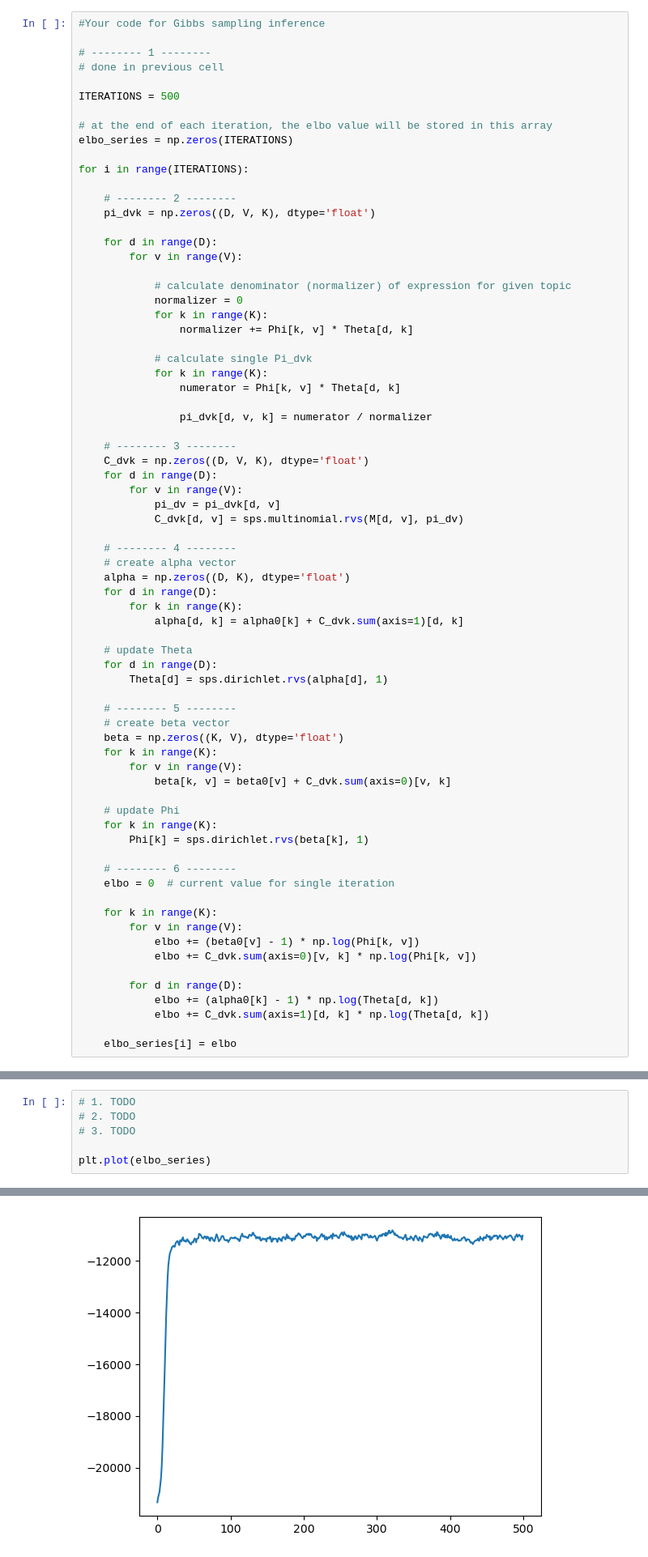
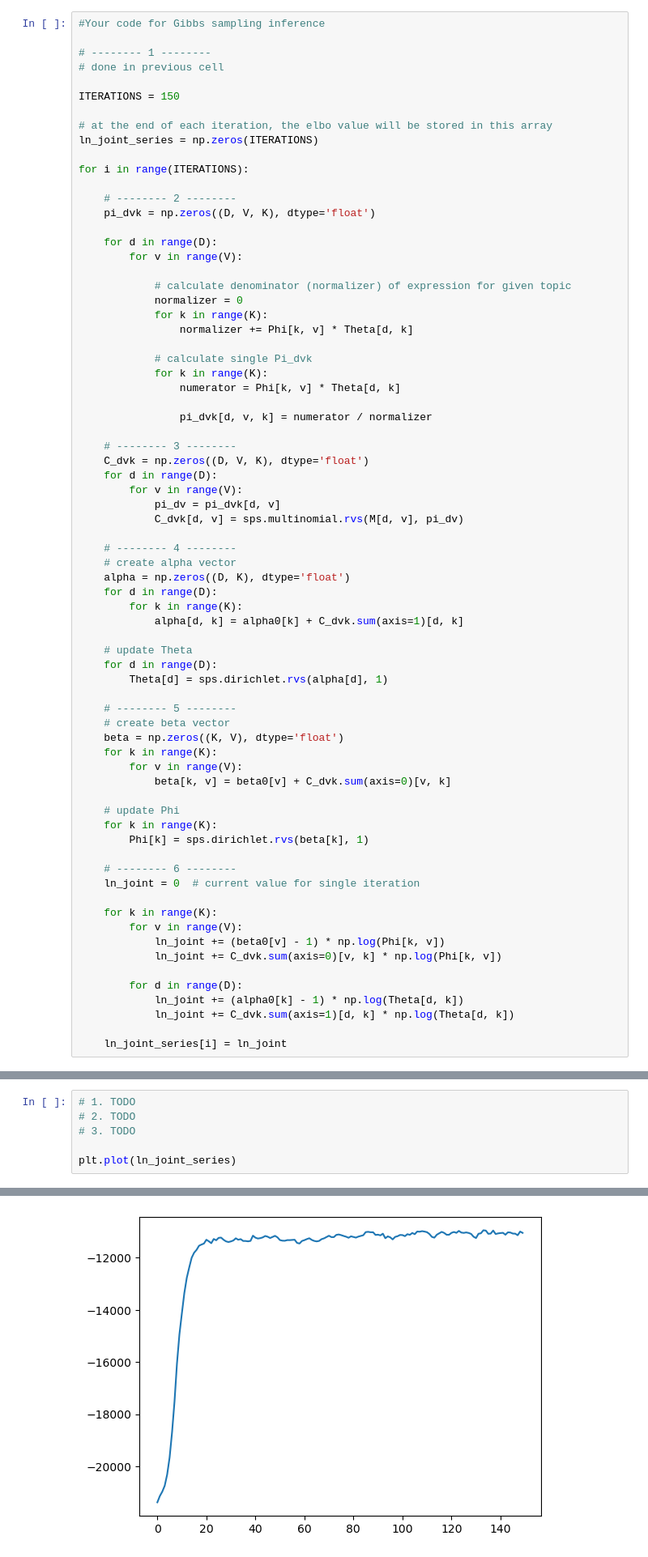
Before and after one commit to ankimme/vut-baya-bayesian-lda, a Jupyter notebook: BAYa_Assignment2022.ipynb, the cells around one changed output, grey strips where cells are left out. Shown at 81% size. Saved outputs shown, nothing was run; the diff lists cells and outputs as text.

```diff
--- a/BAYa_Assignment2022.ipynb
+++ b/BAYa_Assignment2022.ipynb
@@ -250,10 +250,10 @@ Phi    = np.ones((K,V))/V          # Initial values for Phi; store new Phi sampl
 # -------- 1 --------
 # done in previous cell
 
-ITERATIONS = 500
+ITERATIONS = 150
 
 # at the end of each iteration, the elbo value will be stored in this array
-elbo_series = np.zeros(ITERATIONS)
+ln_joint_series = np.zeros(ITERATIONS)
 
 for i in range(ITERATIONS):
 
@@ -304,18 +304,18 @@ for i in range(ITERATIONS):
         Phi[k] = sps.dirichlet.rvs(beta[k], 1)
 
     # -------- 6 --------
-    elbo = 0  # current value for single iteration
+    ln_joint = 0  # current value for single iteration
 
     for k in range(K):
         for v in range(V):
-            elbo += (beta0[v] - 1) * np.log(Phi[k, v])
-            elbo += C_dvk.sum(axis=0)[v, k] * np.log(Phi[k, v])
+            ln_joint += (beta0[v] - 1) * np.log(Phi[k, v])
+            ln_joint += C_dvk.sum(axis=0)[v, k] * np.log(Phi[k, v])
 
         for d in range(D):
-            elbo += (alpha0[k] - 1) * np.log(Theta[d, k])
-            elbo += C_dvk.sum(axis=1)[d, k] * np.log(Theta[d, k])
+            ln_joint += (alpha0[k] - 1) * np.log(Theta[d, k])
+            ln_joint += C_dvk.sum(axis=1)[d, k] * np.log(Theta[d, k])
 
-    elbo_series[i] = elbo
+    ln_joint_series[i] = ln_joint
 # %% [markdown]
 2. Plot the evolution of the joint probability $\ln P(\boldsymbol{W}, \boldsymbol{Z}, \boldsymbol{\Theta}, \boldsymbol{\Phi})$ over the iterations to monitor how the Gibbs sampling inference progresses.
  * <span style="color:red"> Gibbs sampling should produce samples from the posterior distribution $P(\boldsymbol{Z}, \boldsymbol{\Theta}, \boldsymbol{\Phi}|\boldsymbol{W})$. So, why are we looking at $\ln P(\boldsymbol{W}, \boldsymbol{Z}, \boldsymbol{\Theta}, \boldsymbol{\Phi})$? Why and how does this quantity tell us that the Gibbs sampling is doing the right thing?
@@ -325,12 +325,12 @@ for i in range(ITERATIONS):
 # %%
 # 1. TODO
 # 2. TODO
 # 3. TODO
 
-plt.plot(elbo_series)
+plt.plot(ln_joint_series)
 # %% [output]
 [<matplotlib.lines.Line2D at 0x...>]
-[figure, old version]
+[figure, new version]
 # %% [markdown]
 3. Use the function **plot_topic_distributions** to plot the sampled topic-specific word distributions $\boldsymbol{\Phi}$. Also, plot the ground truth version of it.
  * Is the $\boldsymbol{\Phi}$ sampled in the last iteration close to the ground truth? Would they get closer and closer with every iteration of the GS algorithm? Explain why.
```
Also changed, not shown: parts of 12 cells of this notebook.
